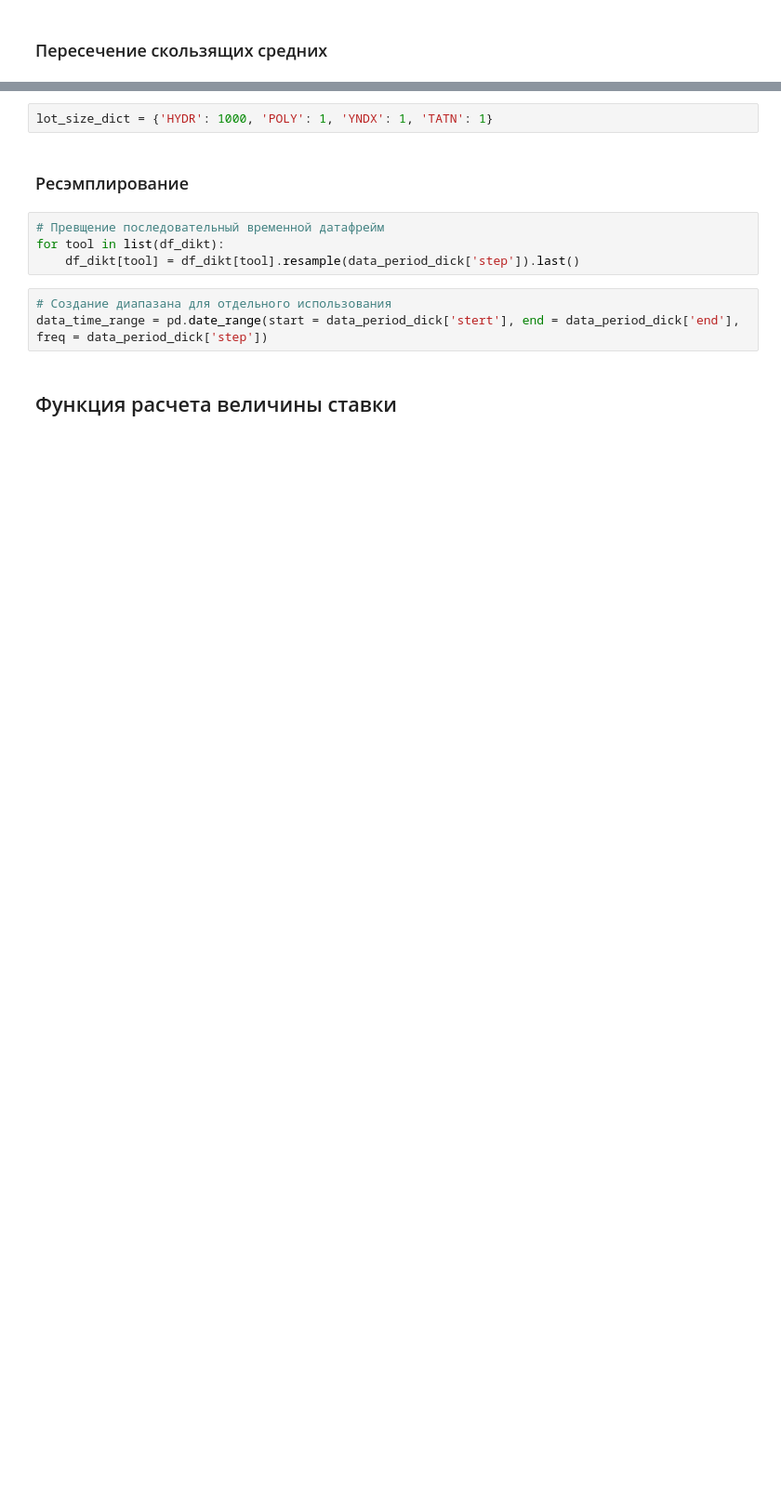
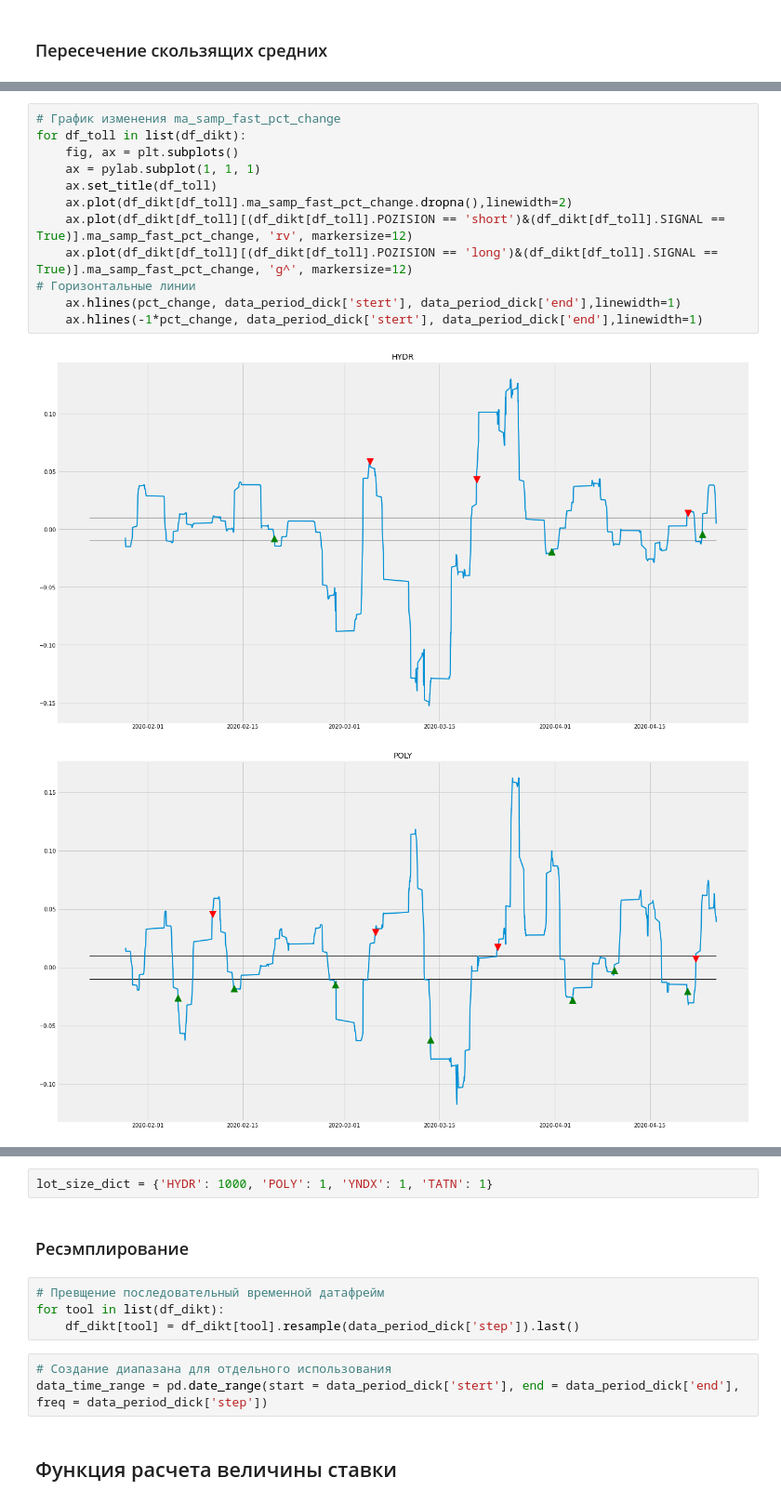
Before and after one commit to Mikhaylov-yv/Trad_histori_test, a Jupyter notebook: historical_test_1.ipynb, the cells around one changed output, grey strips where cells are left out. Shown at 93% size. Cells and saved outputs as stored; diff of their text form; blank space fills up the shorter version.

```diff
--- a/historical_test_1.ipynb
+++ b/historical_test_1.ipynb
@@ -79,0 +111,15 @@ df_dikt['HYDR'][df_dikt['HYDR'].SIGNAL == True].head()
+# %%
+# График изменения ma_samp_fast_pct_change
+for df_toll in list(df_dikt):
+    fig, ax = plt.subplots()
+    ax = pylab.subplot(1, 1, 1)
+    ax.set_title(df_toll)
+    ax.plot(df_dikt[df_toll].ma_samp_fast_pct_change.dropna(),linewidth=2)
+    ax.plot(df_dikt[df_toll][(df_dikt[df_toll].POZISION == 'short')&(df_dikt[df_toll].SIGNAL == True)].ma_samp_fast_pct_change, 'rv', markersize=12)
+    ax.plot(df_dikt[df_toll][(df_dikt[df_toll].POZISION == 'long')&(df_dikt[df_toll].SIGNAL == True)].ma_samp_fast_pct_change, 'g^', markersize=12)
+# Горизонтальные линии
+    ax.hlines(pct_change, data_period_dick['stert'], data_period_dick['end'],linewidth=1)
+    ax.hlines(-1*pct_change, data_period_dick['stert'], data_period_dick['end'],linewidth=1)
+# %% [output]
+[figure, added]
+[figure, added]
```
Also changed, not shown: parts of 14 cells of this notebook.
